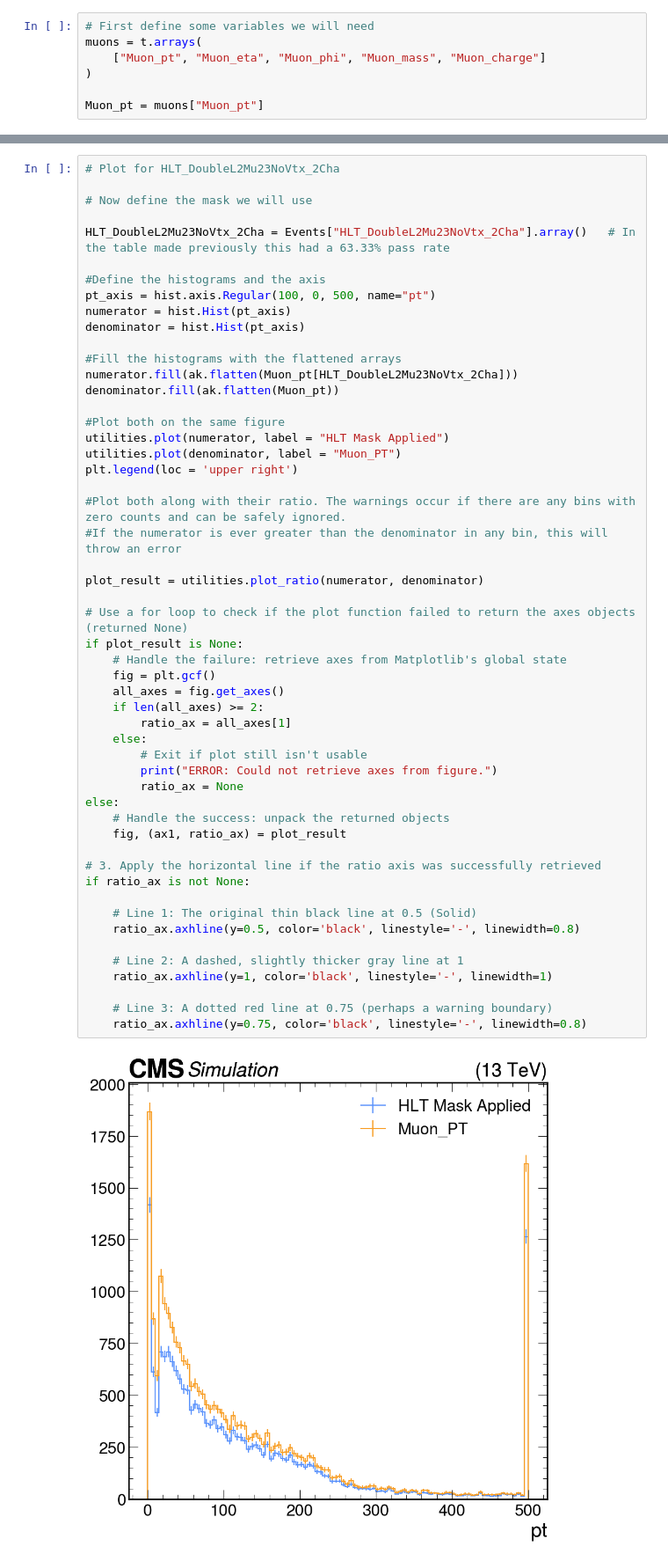
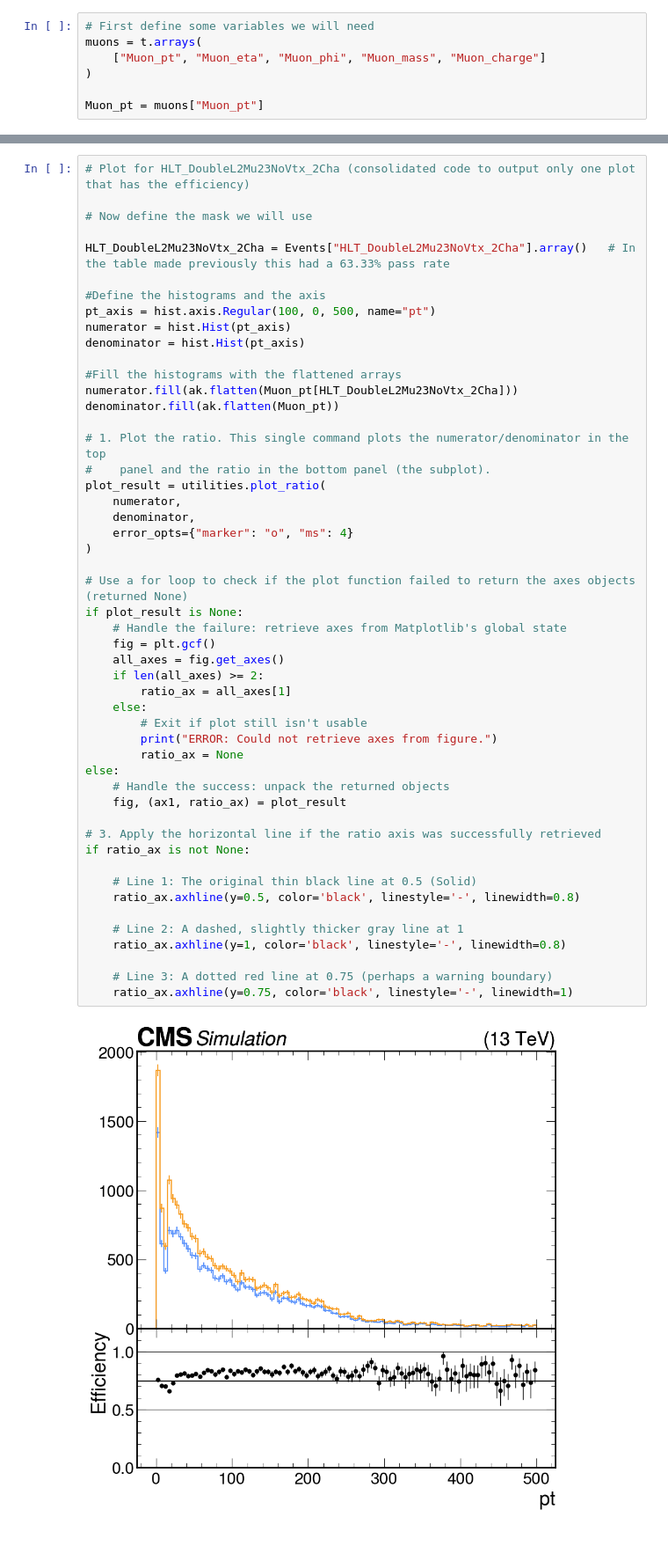
Before and after one commit to sbuwang/SIDM, a Jupyter notebook: sidm/Efficiency_plts_R3.ipynb, the cells around one changed output, grey strips where cells are left out. Shown: that part at 88% size. Drawn from its saved outputs; the diff is of its cells as text.

Commit message:
Efficiency notebook

```diff
--- a/sidm/Efficiency_plts_R3.ipynb
+++ b/sidm/Efficiency_plts_R3.ipynb
@@ -215,7 +215,7 @@ if ratio_ax is not None:
 # %% [output]
 [figure]
 # %%
-# Plot for HLT_DoubleL2Mu23NoVtx_2Cha
+# Plot for HLT_DoubleL2Mu23NoVtx_2Cha (consolidated code to output only one plot that has the efficiency)
 
 # Now define the mask we will use
 
@@ -229,42 +229,40 @@ denominator = hist.Hist(pt_axis)
 #Fill the histograms with the flattened arrays
 numerator.fill(ak.flatten(Muon_pt[HLT_DoubleL2Mu23NoVtx_2Cha]))
 denominator.fill(ak.flatten(Muon_pt))
 
-#Plot both on the same figure
-utilities.plot(numerator, label = "HLT Mask Applied")
-utilities.plot(denominator, label = "Muon_PT")
-plt.legend(loc = 'upper right')
-
-#Plot both along with their ratio. The warnings occur if there are any bins with zero counts and can be safely ignored.
-#If the numerator is ever greater than the denominator in any bin, this will throw an error
-
-plot_result = utilities.plot_ratio(numerator, denominator)
+# 1. Plot the ratio. This single command plots the numerator/denominator in the top
+#    panel and the ratio in the bottom panel (the subplot).
+plot_result = utilities.plot_ratio(
+    numerator,
+    denominator,
+    error_opts={"marker": "o", "ms": 4}
+)
 
 # Use a for loop to check if the plot function failed to return the axes objects (returned None)
 if plot_result is None:
     # Handle the failure: retrieve axes from Matplotlib's global state
     fig = plt.gcf()
     all_axes = fig.get_axes()
     if len(all_axes) >= 2:
         ratio_ax = all_axes[1]
     else:
         # Exit if plot still isn't usable
         print("ERROR: Could not retrieve axes from figure.")
         ratio_ax = None
 else:
     # Handle the success: unpack the returned objects
     fig, (ax1, ratio_ax) = plot_result
 
 # 3. Apply the horizontal line if the ratio axis was successfully retrieved
 if ratio_ax is not None:
 
     # Line 1: The original thin black line at 0.5 (Solid)
     ratio_ax.axhline(y=0.5, color='black', linestyle='-', linewidth=0.8)
 
     # Line 2: A dashed, slightly thicker gray line at 1
-    ratio_ax.axhline(y=1, color='black', linestyle='-', linewidth=1)
+    ratio_ax.axhline(y=1, color='black', linestyle='-', linewidth=0.8)
 
     # Line 3: A dotted red line at 0.75 (perhaps a warning boundary)
-    ratio_ax.axhline(y=0.75, color='black', linestyle='-', linewidth=0.8)
+    ratio_ax.axhline(y=0.75, color='black', linestyle='-', linewidth=1)
 # %% [output]
-[figure, old version]
+[figure, new version]
```
Also changed, not shown: parts of 4 cells of this notebook.
